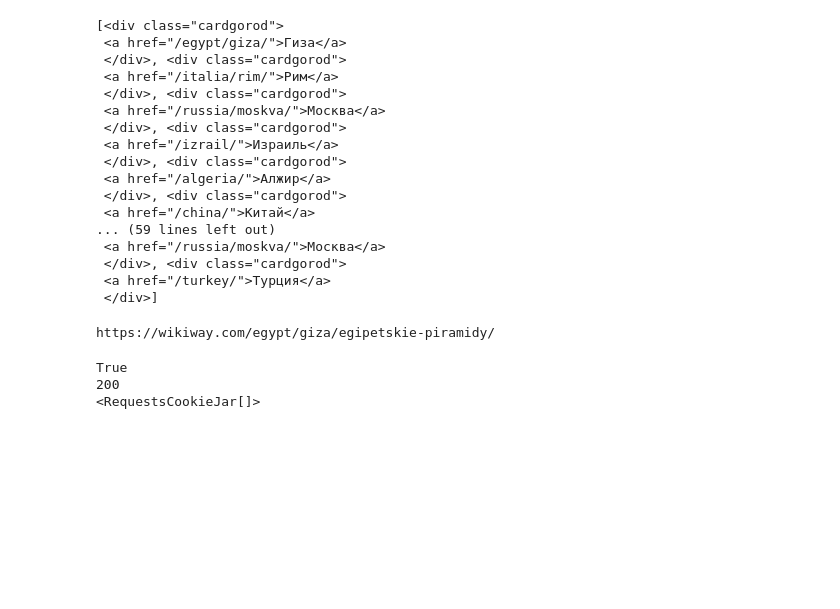
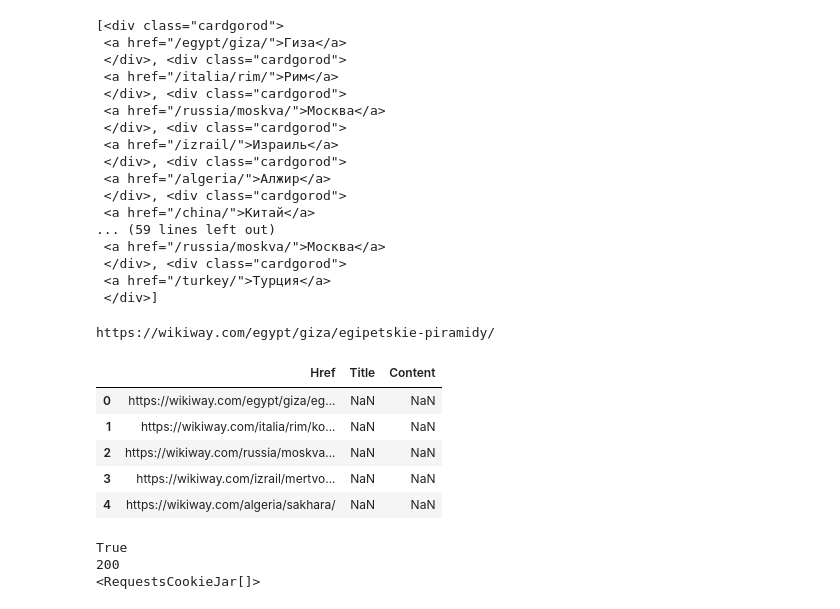
Before and after one commit to epovarova/PrPythonAtom, a Jupyter notebook: homeworks/04/Parser.ipynb, the cells around one changed output. Saved outputs shown, nothing was run; the diff lists cells and outputs as text; code cells hidden in the pictures; blank space fills up the shorter version.

```diff
--- a/homeworks/04/Parser.ipynb
+++ b/homeworks/04/Parser.ipynb
@@ -60,6 +60,19 @@ for i in soup.findAll("div", attrs={"class": ["item-text"]}):
 print (href[0])
 # %% [output]
 https://wikiway.com/egypt/giza/egipetskie-piramidy/
+# %%
+import pandas as pd
+columns = ['Href','Title','Content']
+df = pd.DataFrame(columns=columns)
+df.Href = href
+df.head()
+# %% [output]
+|  | Href | Title | Content |
+| 0 | https://wikiway.com/egypt/giza/eg... | NaN | NaN |
+| 1 | https://wikiway.com/italia/rim/ko... | NaN | NaN |
+| 2 | https://wikiway.com/russia/moskva... | NaN | NaN |
+| 3 | https://wikiway.com/izrail/mertvo... | NaN | NaN |
+| 4 | https://wikiway.com/algeria/sakhara/ | NaN | NaN |
 # %%
 req = requests.get(href[1])
 print(req.ok)
```
Also changed, not shown: parts of 3 cells of this notebook, 2 other files.
